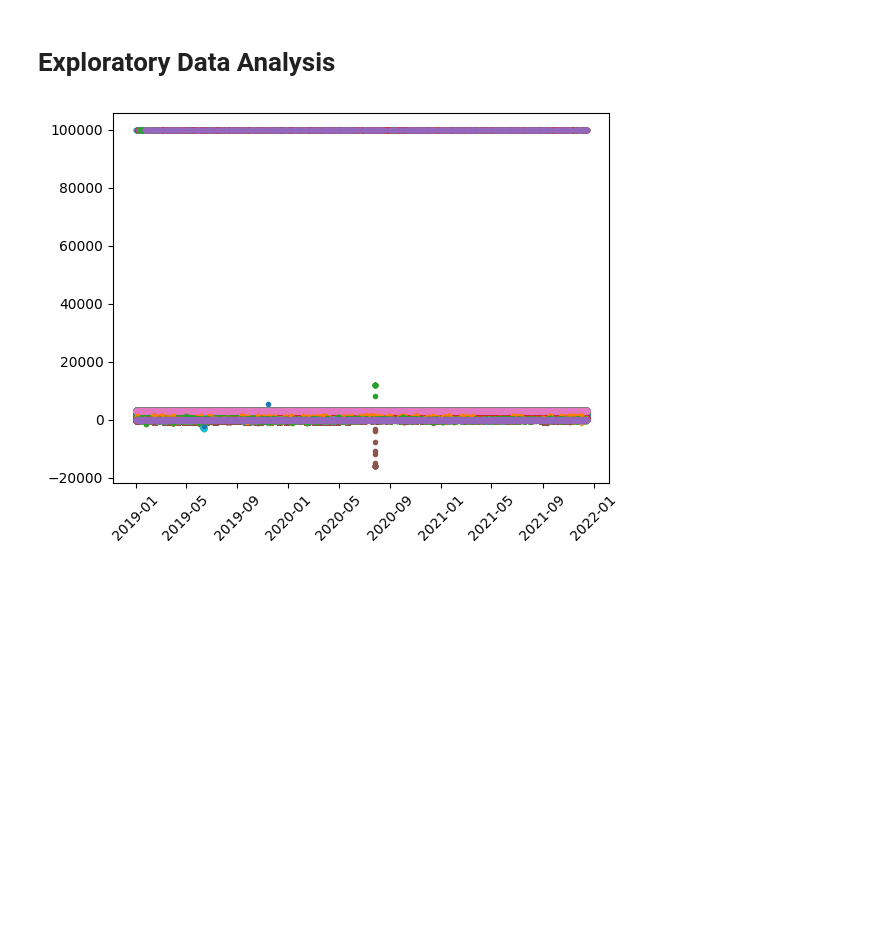
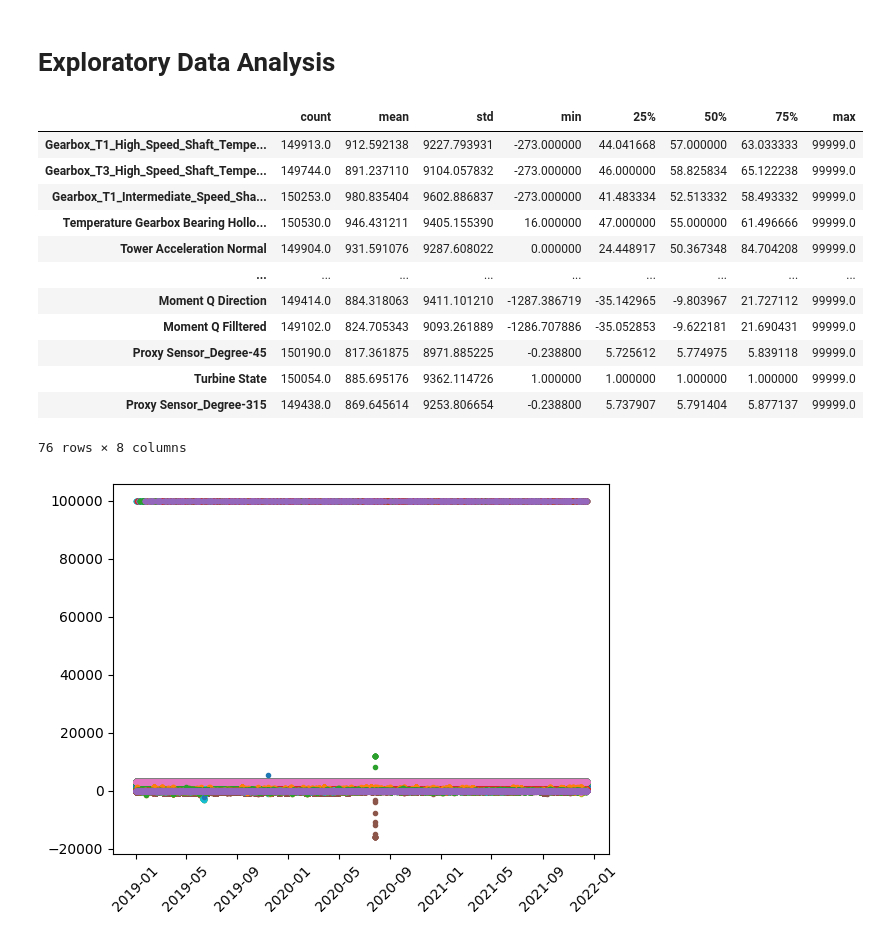
Before and after one commit to arunrajks/time_series_analysis, a Jupyter notebook: wind-turbine-power-forecast.ipynb, the cells around one changed output. Saved outputs shown, nothing was run; the diff lists cells and outputs as text; code cells hidden in the pictures; blank space fills up the shorter version.

```diff
--- a/wind-turbine-power-forecast.ipynb
+++ b/wind-turbine-power-forecast.ipynb
@@ -86,6 +86,22 @@ Timestamp
 # plt.plot(df_power.index,'r')
 # %% [markdown]
 # Exploratory Data Analysis <a class="anchor" id="EDA"></a>
+# %%
+df_feature.describe().T
+# %% [output]
+|  | count | mean | std | min | 25% | 50% | 75% | max |
+| Gearbox_T1_High_Speed_Shaft_Tempe... | 149913.0 | 912.592138 | 9227.793931 | -273.000000 | 44.041668 | 57.000000 | 63.033333 | 99999.0 |
+| Gearbox_T3_High_Speed_Shaft_Tempe... | 149744.0 | 891.237110 | 9104.057832 | -273.000000 | 46.000000 | 58.825834 | 65.122238 | 99999.0 |
+| Gearbox_T1_Intermediate_Speed_Sha... | 150253.0 | 980.835404 | 9602.886837 | -273.000000 | 41.483334 | 52.513332 | 58.493332 | 99999.0 |
+| Temperature Gearbox Bearing Hollo... | 150530.0 | 946.431211 | 9405.155390 | 16.000000 | 47.000000 | 55.000000 | 61.496666 | 99999.0 |
+| Tower Acceleration Normal | 149904.0 | 931.591076 | 9287.608022 | 0.000000 | 24.448917 | 50.367348 | 84.704208 | 99999.0 |
+| ... | ... | ... | ... | ... | ... | ... | ... | ... |
+| Moment Q Direction | 149414.0 | 884.318063 | 9411.101210 | -1287.386719 | -35.142965 | -9.803967 | 21.727112 | 99999.0 |
+| Moment Q Filltered | 149102.0 | 824.705343 | 9093.261889 | -1286.707886 | -35.052853 | -9.622181 | 21.690431 | 99999.0 |
+| Proxy Sensor_Degree-45 | 150190.0 | 817.361875 | 8971.885225 | -0.238800 | 5.725612 | 5.774975 | 5.839118 | 99999.0 |
+| Turbine State | 150054.0 | 885.695176 | 9362.114726 | 1.000000 | 1.000000 | 1.000000 | 1.000000 | 99999.0 |
+| Proxy Sensor_Degree-315 | 149438.0 | 869.645614 | 9253.806654 | -0.238800 | 5.737907 | 5.791404 | 5.877137 | 99999.0 |
+76 rows × 8 columns
 # %%
 # the time series plot of features
 
```
Also changed, not shown: parts of 22 cells of this notebook.
